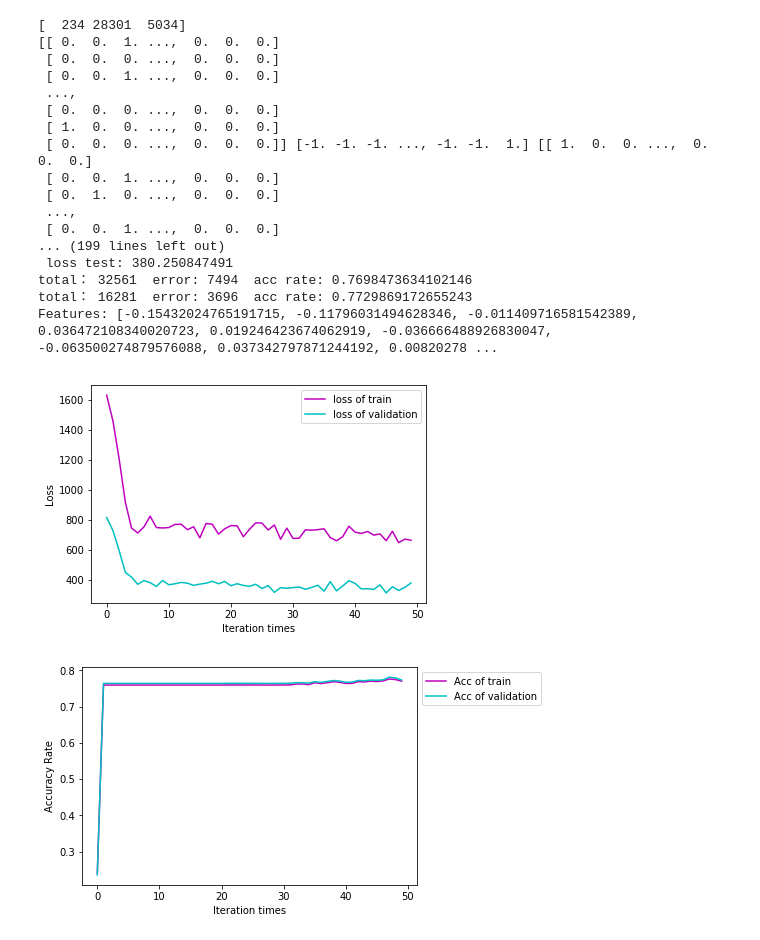
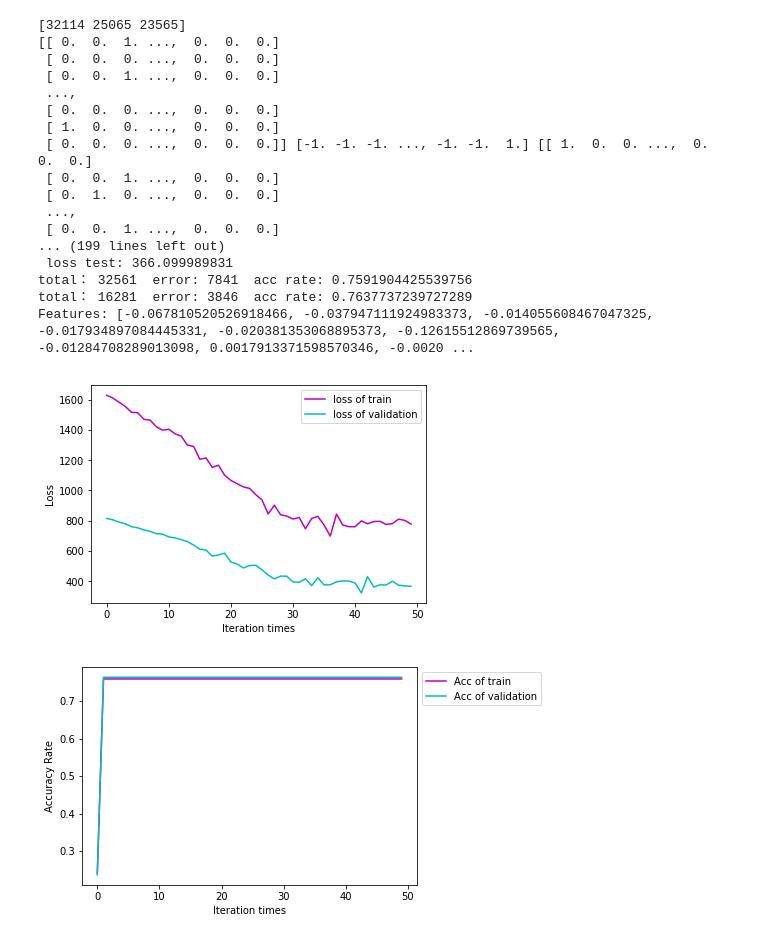
Before and after one commit to easyhard007/ML2017-lab-02, a Jupyter notebook: ClassificationExperiment.ipynb, the cells around one changed output. Drawn from its saved outputs; the diff is of its cells as text; code cells hidden in the pictures.

```diff
--- a/ClassificationExperiment.ipynb
+++ b/ClassificationExperiment.ipynb
@@ -207,7 +207,7 @@ def trainAndTest():
         acc_train[i] = accRate(m_train,X_train,y_train)
         acc_test[i] = accRate(m_test,X_test,y_test)
 
-        for j in range (0,100):
+        for j in range (0,10):
             update_random(m_train,X_train,y_train)
 
 
@@ -242,37 +242,37 @@ trainAndTest()
 #Print the information and draw graphs
 print("Features:",w)
 fig, ax = plt.subplots()
 ax.plot(iter_num, loss_train,color = 'm', label='loss of train')
 ax.plot(iter_num, loss_test, color = 'c', label='loss of validation')
 plt.legend(bbox_to_anchor=[1, 1])
 ax.set_xlabel('Iteration times')
 ax.set_ylabel('Loss')
 plt.show()
 
 fig2, ax2 = plt.subplots()
 ax2.plot(iter_num, acc_train,color = 'm', label='Acc of train')
 ax2.plot(iter_num, acc_test, color = 'c', label='Acc of validation')
 plt.legend(bbox_to_anchor=[1, 1])
 ax2.set_xlabel('Iteration times')
 ax2.set_ylabel('Accuracy Rate')
 plt.show()
 # %% [output]
-[  234 28301  5034]
+[32114 25065 23565]
 [[ 0.  0.  1. ...,  0.  0.  0.]
  [ 0.  0.  0. ...,  0.  0.  0.]
  [ 0.  0.  1. ...,  0.  0.  0.]
  ...,
  [ 0.  0.  0. ...,  0.  0.  0.]
  [ 1.  0.  0. ...,  0.  0.  0.]
  [ 0.  0.  0. ...,  0.  0.  0.]] [-1. -1. -1. ..., -1. -1.  1.] [[ 1.  0.  0. ...,  0.  0.  0.]
  [ 0.  0.  1. ...,  0.  0.  0.]
  [ 0.  1.  0. ...,  0.  0.  0.]
  ...,
  [ 0.  0.  1. ...,  0.  0.  0.]
 ... (199 lines left out)
- loss test: 380.250847491
-total： 32561  error: 7494  acc rate: 0.7698473634102146
-total： 16281  error: 3696  acc rate: 0.7729869172655243
-Features: [-0.15432024765191715, -0.11796031494628346, -0.011409716581542389, 0.036472108340020723, 0.019246423674062919, -0.036666488926830047, -0.063500274879576088, 0.037342797871244192, 0.00820278 ...
+ loss test: 366.099989831
+total： 32561  error: 7841  acc rate: 0.7591904425539756
+total： 16281  error: 3846  acc rate: 0.7637737239727289
+Features: [-0.067810520526918466, -0.037947111924983373, -0.014055608467047325, -0.017934897084445331, -0.020381353068895373, -0.12615512869739565, -0.01284708289013098, 0.0017913371598570346, -0.0020 ...
-[figure, old version]
+[figure, new version]
-[figure, old version]
+[figure, new version]
```
